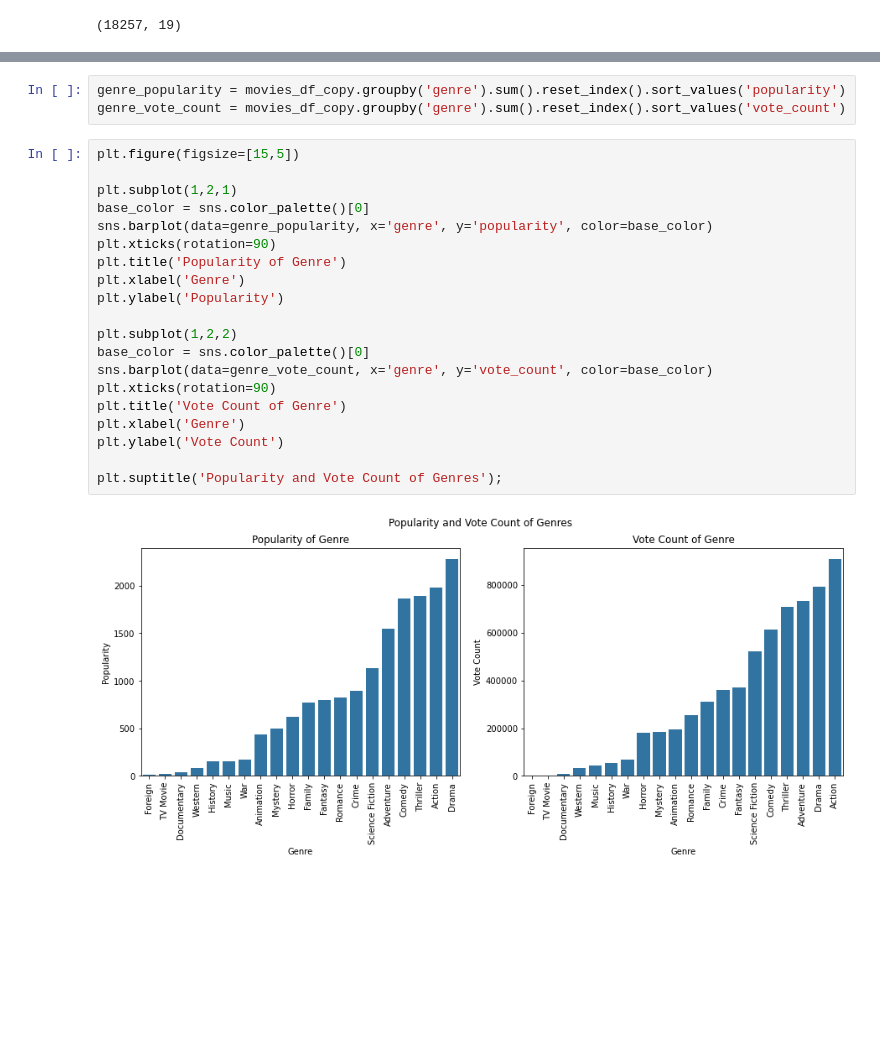
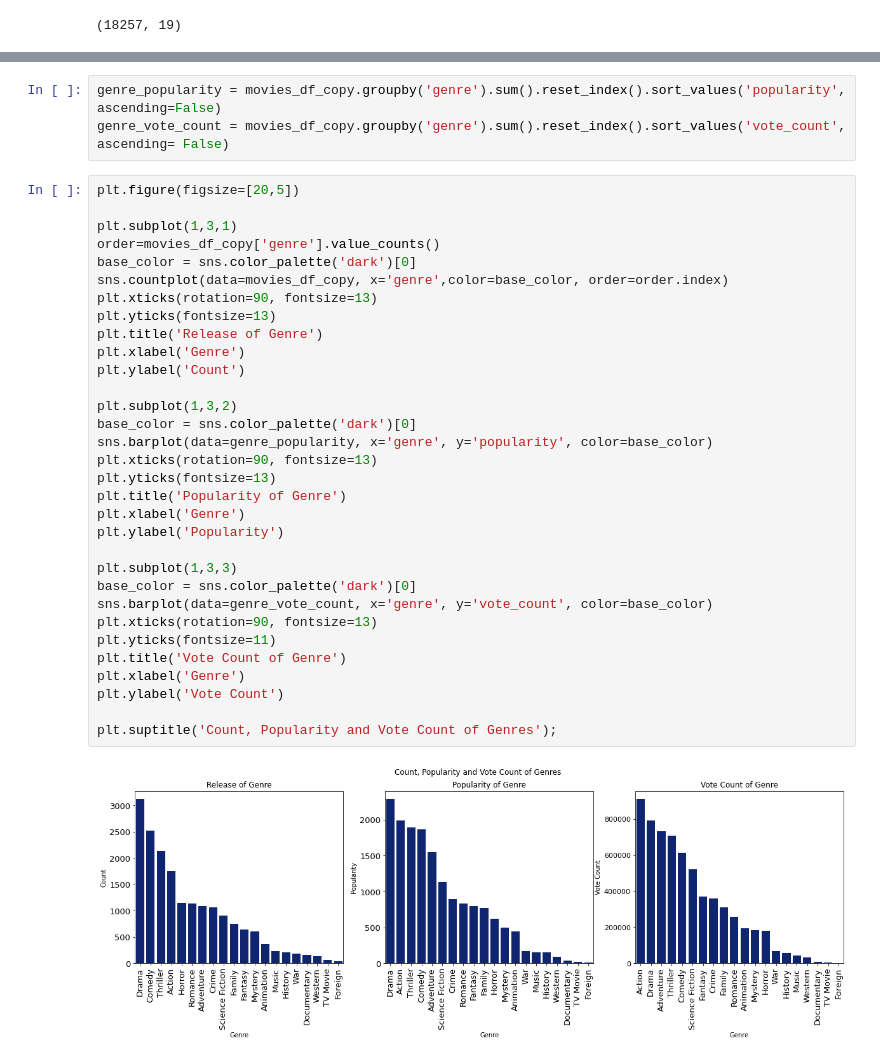
Before and after one commit to FaveCEO/Investigating-a-dataset, a Jupyter notebook: TMDB analysis.ipynb, the cells around one changed output, grey strips where cells are left out. Cells and saved outputs as stored; diff of their text form; blank space fills up the shorter version.

```diff
--- a/TMDB analysis.ipynb
+++ b/TMDB analysis.ipynb
@@ -219,25 +280,37 @@ genre_group
 # %%
-genre_popularity = movies_df_copy.groupby('genre').sum().reset_index().sort_values('popularity')
-genre_vote_count = movies_df_copy.groupby('genre').sum().reset_index().sort_values('vote_count')
+genre_popularity = movies_df_copy.groupby('genre').sum().reset_index().sort_values('popularity', ascending=False)
+genre_vote_count = movies_df_copy.groupby('genre').sum().reset_index().sort_values('vote_count', ascending= False)
 # %%
-plt.figure(figsize=[15,5])
+plt.figure(figsize=[20,5])
 
-plt.subplot(1,2,1)
-base_color = sns.color_palette()[0]
+plt.subplot(1,3,1)
+order=movies_df_copy['genre'].value_counts()
+base_color = sns.color_palette('dark')[0]
+sns.countplot(data=movies_df_copy, x='genre',color=base_color, order=order.index)
+plt.xticks(rotation=90, fontsize=13)
+plt.yticks(fontsize=13)
+plt.title('Release of Genre')
+plt.xlabel('Genre')
+plt.ylabel('Count')
+
+plt.subplot(1,3,2)
+base_color = sns.color_palette('dark')[0]
 sns.barplot(data=genre_popularity, x='genre', y='popularity', color=base_color)
-plt.xticks(rotation=90)
+plt.xticks(rotation=90, fontsize=13)
+plt.yticks(fontsize=13)
 plt.title('Popularity of Genre')
 plt.xlabel('Genre')
 plt.ylabel('Popularity')
 
-plt.subplot(1,2,2)
-base_color = sns.color_palette()[0]
+plt.subplot(1,3,3)
+base_color = sns.color_palette('dark')[0]
 sns.barplot(data=genre_vote_count, x='genre', y='vote_count', color=base_color)
-plt.xticks(rotation=90)
+plt.xticks(rotation=90, fontsize=13)
+plt.yticks(fontsize=11)
 plt.title('Vote Count of Genre')
 plt.xlabel('Genre')
 plt.ylabel('Vote Count')
 
-plt.suptitle('Popularity and Vote Count of Genres');
+plt.suptitle('Count, Popularity and Vote Count of Genres');
 # %% [output]
-[figure, old version]
+[figure, new version]
```
Also changed, not shown: parts of 44 cells of this notebook.
